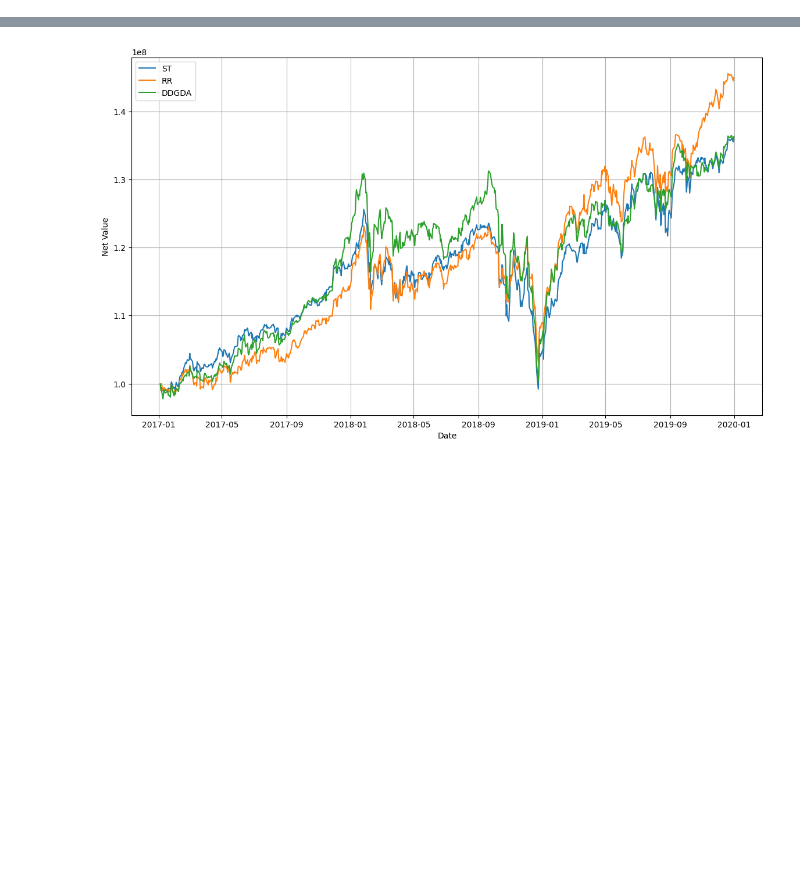
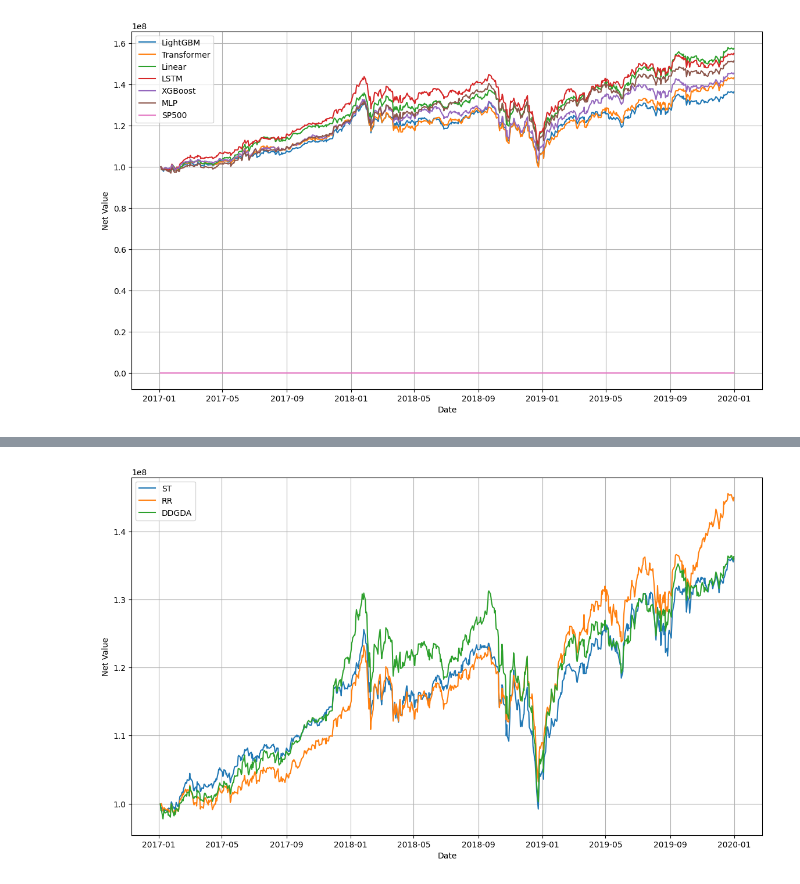
Before and after one commit to l0ngc/qlib, a Jupyter notebook: vis_result/vis_us_day.ipynb, the cells around one changed output, grey strips where cells are left out. Cells and saved outputs as stored; diff of their text form; code cells hidden in the pictures; blank space fills up the shorter version.

```diff
--- a/vis_result/vis_us_day.ipynb
+++ b/vis_result/vis_us_day.ipynb
@@ -37,0 +115,17 @@ for tt in TRAINING_TYPES:
+# %%
+plt.figure(figsize=(14, 8))
+
+for model, data in perf_dict['DDGDA'].items():
+    plt.plot(data.index, data.values, label=model)
+
+plt.plot(bench_line.index, bench_line.values, label='SP500')
+
+plt.xlabel('Date')
+plt.ylabel('Net Value')
+# plt.title(graph_name)
+# plt.title(f'Net Values Over Time for Different Models\nTraining Type: {tt}')
+
+plt.legend()
+plt.grid(True)
+# %% [output]
+[figure, added]
```
Also changed, not shown: parts of 12 cells of this notebook.
